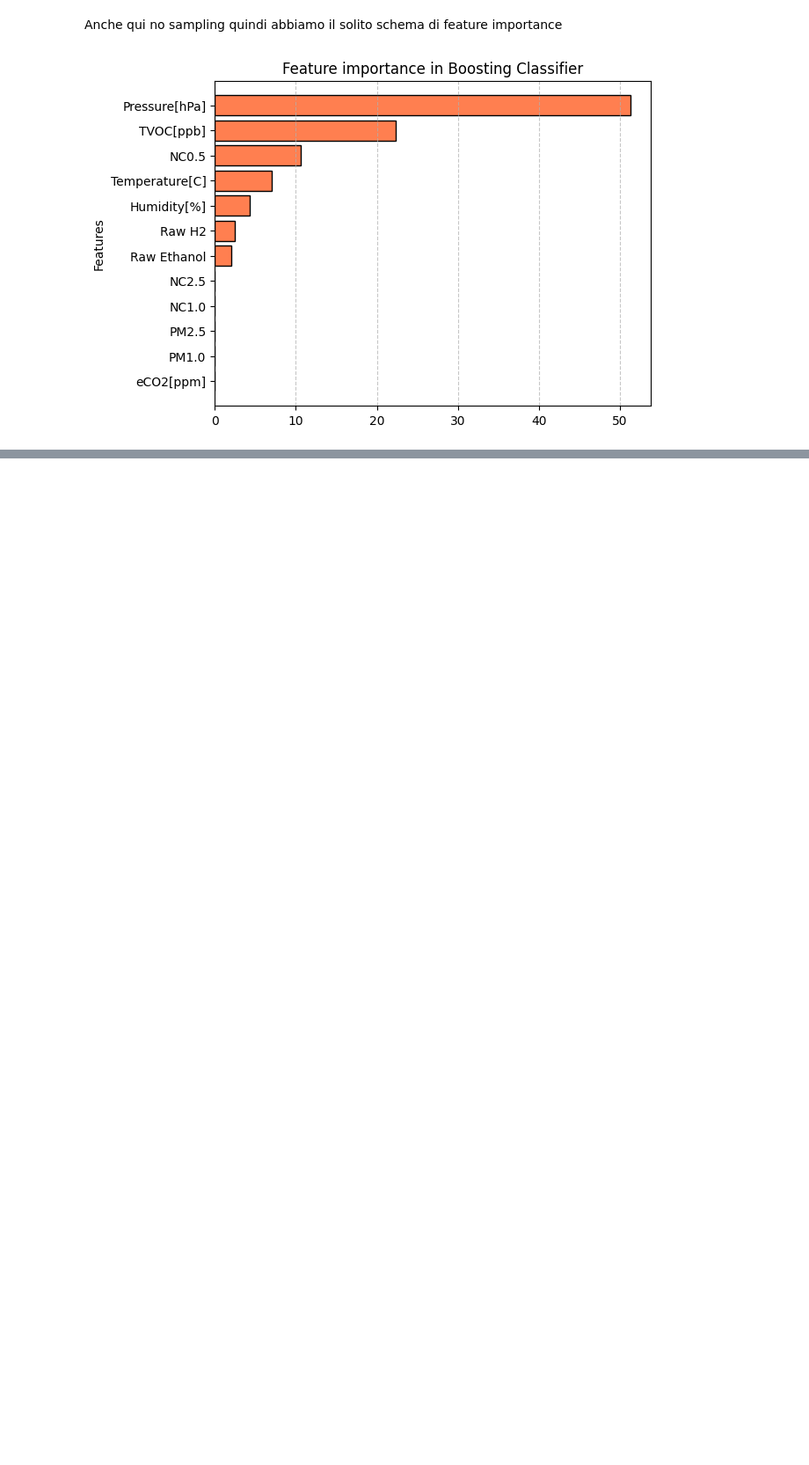
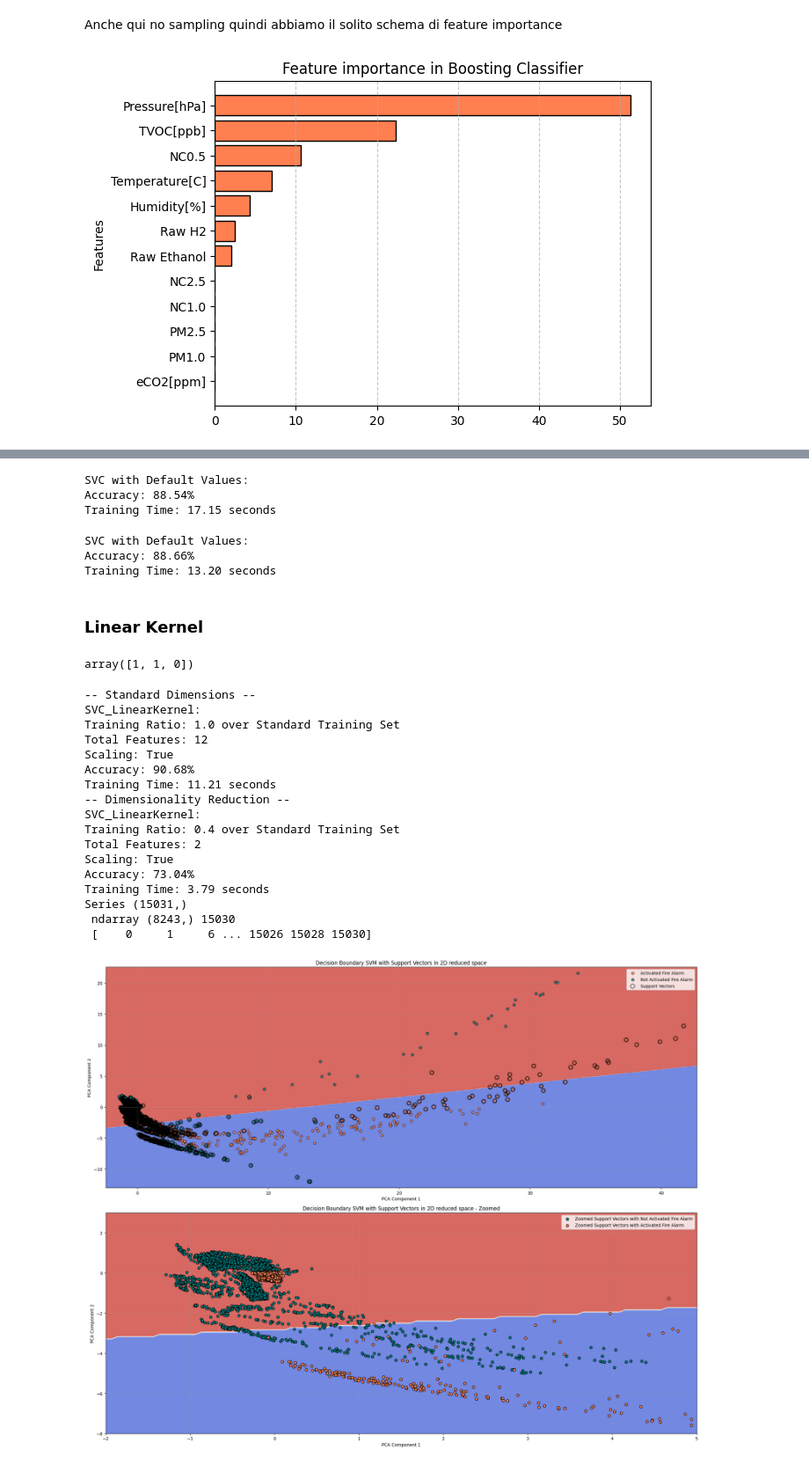
Before and after one commit to bernagit/machine_learning, a Jupyter notebook: main.ipynb, the cells around one changed output, grey strips where cells are left out. Shown at 88% size. Saved outputs shown, nothing was run; the diff lists cells and outputs as text; code cells hidden in the pictures; blank space fills up the shorter version.

```diff
--- a/main.ipynb
+++ b/main.ipynb
@@ -826,0 +861,32 @@ plt.show()
+# %%
+svc_model = SVC(random_state=random_seed)
+svc_model_name = svc_model.__class__.__name__
+
+start = time.time()
+svc_model.fit(x_train, y_train)
+end = time.time()
+
+svc_prediction = svc_model.predict(x_test)
+svc_accuracy = accuracy_score(y_test, svc_prediction)
+
+print(f"{svc_model_name} with Default Values:\nAccuracy: {svc_accuracy*100:.2f}%\nTraining Time: {end - start:.2f} seconds")
+# %% [output]
+SVC with Default Values:
+Accuracy: 88.54%
+Training Time: 17.15 seconds
+# %%
+svc_poly_model = SVC(kernel="poly", random_state=random_seed)
+svc_poly_model_name = svc_model.__class__.__name__
+
+start = time.time()
+svc_poly_model.fit(x_train, y_train)
+end = time.time()
+
+svc_poly_prediction = svc_poly_model.predict(x_test)
+svc_poly_accuracy = accuracy_score(y_test, svc_poly_prediction)
+
+print(f"{svc_poly_model_name} with Default Values:\nAccuracy: {svc_poly_accuracy*100:.2f}%\nTraining Time: {end - start:.2f} seconds")
+# %% [output]
+SVC with Default Values:
+Accuracy: 88.66%
+Training Time: 13.20 seconds
@@ -826,0 +927,10 @@ plt.show()
+# %%
+from sklearn.decomposition import PCA
+
+def reduce_dimensionality(x_train, x_test, n_components=2, random_seed=random_seed):
+    pca = PCA(n_components=n_components, random_state=random_seed)
+
+    x_pca = pca.fit_transform(x_train)
+    x_test_pca = pca.transform(x_test)
+
+    return x_pca, x_test_pca
@@ -826,0 +996,37 @@ plt.show()
+# %% [markdown]
+### Linear Kernel
+# %%
+def print_svm_model(kernel):
+    print("-- Standard Dimensions --")
+    svm_model, svm_training_data, svm_test_data, svm_y_train, svm_y_test = train_svm(kernel, x_train, y_train, x_test, y_test, train_ratio=1.0)
+    x_train_2d, x_test_2d = reduce_dimensionality(svm_training_data, svm_test_data)
+    print("-- Dimensionality Reduction --")
+    svc_2d_poly_model, svm_2d_training_data, svm_2d_test_data, svm_2d_y_train, svm_2d_y_test = train_svm(kernel, x_train_2d, svm_y_train, x_test_2d, svm_y_test,train_ratio=0.4)
+    plot_svm_results(svc_2d_poly_model, svm_2d_training_data, svm_2d_y_train)
+# %%
+indices = np.array([1, 3, 5])
+ar = np.array([0, 1, 1, 1, 0, 0])
+ar[indices]
+# %% [output]
+array([1, 1, 0])
+# %%
+print_svm_model("linear")
+# %% [output]
+-- Standard Dimensions --
+SVC_LinearKernel:
+Training Ratio: 1.0 over Standard Training Set
+Total Features: 12
+Scaling: True
+Accuracy: 90.68%
+Training Time: 11.21 seconds
+-- Dimensionality Reduction --
+SVC_LinearKernel:
+Training Ratio: 0.4 over Standard Training Set
+Total Features: 2
+Scaling: True
+Accuracy: 73.04%
+Training Time: 3.79 seconds
+Series (15031,)
+ ndarray (8243,) 15030
+ [    0     1     6 ... 15026 15028 15030]
+[figure, added]
```
Also changed, not shown: parts of 18 cells of this notebook.
